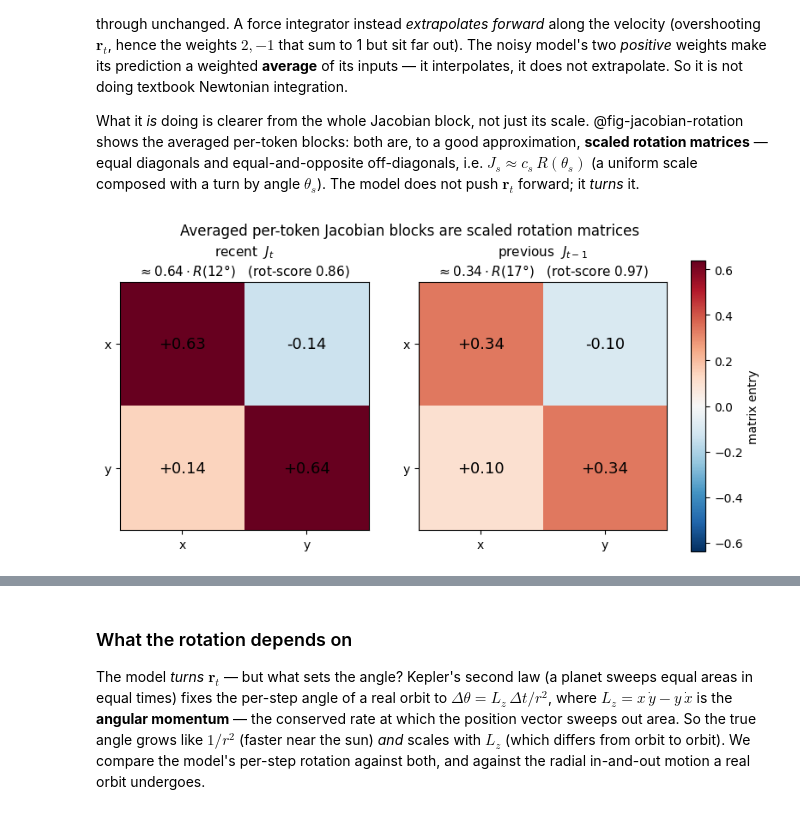
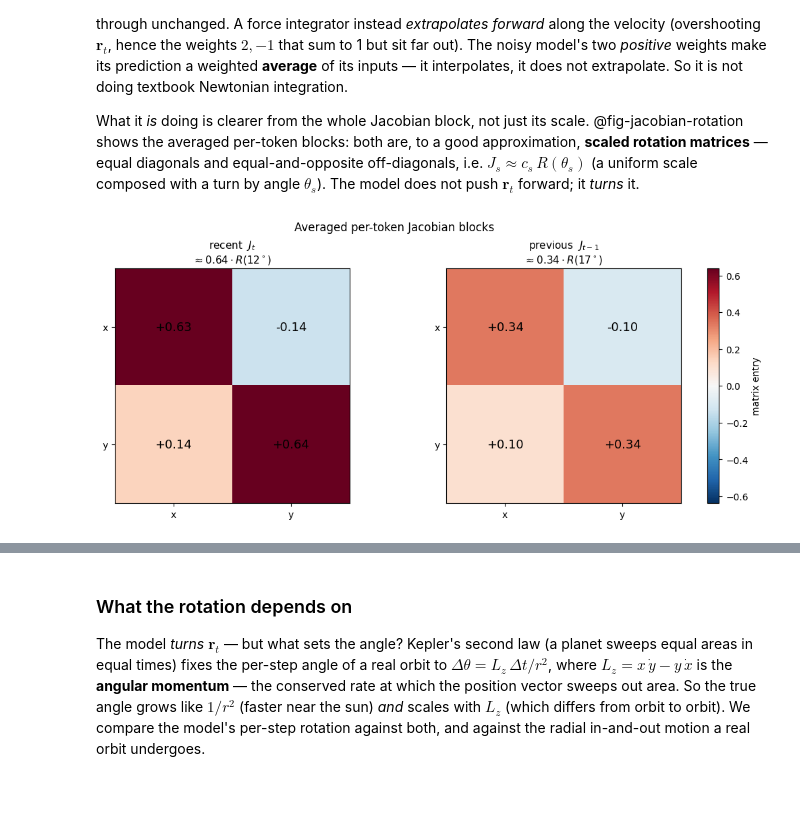
Before and after one commit to Arcadia-Science/world-model-orbits, a Jupyter notebook: index.ipynb, the cells around one changed output, grey strips where cells are left out. Saved outputs shown, nothing was run; the diff lists cells and outputs as text; code cells hidden in the pictures.

```diff
--- a/index.ipynb
+++ b/index.ipynb
@@ -249,31 +246,39 @@ fig.tight_layout(); plt.show()
 What it *is* doing is clearer from the whole Jacobian block, not just its scale. @fig-jacobian-rotation shows the averaged per-token blocks: both are, to a good approximation, **scaled rotation matrices** — equal diagonals and equal-and-opposite off-diagonals, i.e. $J_s \approx c_s\,R(\theta_s)$ (a uniform scale composed with a turn by angle $\theta_s$). The model does not push $\mathbf r_t$ forward; it *turns* it.
 # %%
 #| label: fig-jacobian-rotation
-#| fig-cap: "Averaged per-token Jacobian blocks of the noisy bs=2 model. Both are scaled rotation matrices (equal diagonals, equal-and-opposite off-diagonals): J_recent ~ 0.62 R(15 deg), J_prev ~ 0.36 R(10 deg). Per-window rotation-score ~ 0.98 (the mean is faithful because every orbit shares angular-momentum sign)."
+#| fig-cap: "Averaged per-token Jacobian blocks of the noisy bs=2 model. Both mean blocks are scaled rotation matrices (equal diagonals, equal-and-opposite off-diagonals), i.e. J ~ scale * R(angle) as annotated: a uniform scale composed with a small turn, rather than a forward push."
 #| code-fold: true
 from analysis.elm import rotation_decompose
 
 mean_recent = all_blocks[:, T-1].mean(0)
 mean_prev   = all_blocks[:, T-2].mean(0)
-_, _, _, score_recent = rotation_decompose(all_blocks[:, T-1])
-_, _, _, score_prev   = rotation_decompose(all_blocks[:, T-2])
-sc_r, _, ang_r, _ = rotation_decompose(mean_recent)
-sc_p, _, ang_p, _ = rotation_decompose(mean_prev)
+ds_r, a_r, ang_r, score_r = rotation_decompose(all_blocks[:, T-1])
+ds_p, a_p, ang_p, score_p = rotation_decompose(all_blocks[:, T-2])
+w_r    = NT.sample_orbit_windows(BLOCK_SIZE, N_WINDOWS, seed=SEED, offset=OFFSET)
+radius = np.linalg.norm(w_r[:, T-1, :], axis=1)
 
-fig, axes = plt.subplots(1, 2, figsize=(9, 4.4))
+fig, axes = plt.subplots(1, 2, figsize=(11, 4.5), constrained_layout=True)
+
 vmax = max(abs(mean_recent).max(), abs(mean_prev).max())
-for ax, M, name, sc, ang, sco in [
-        (axes[0], mean_recent, r'recent  $J_{t}$',     sc_r, ang_r, score_recent.mean()),
-        (axes[1], mean_prev,   r'previous  $J_{t-1}$', sc_p, ang_p, score_prev.mean())]:
+sc_r, _, angm_r, _ = rotation_decompose(mean_recent)
+sc_p, _, angm_p, _ = rotation_decompose(mean_prev)
+
+for ax, M, name, sc, ang in [
+    (axes[0], mean_recent, r'recent  $J_t$',       sc_r, angm_r),
+    (axes[1], mean_prev,   r'previous  $J_{t-1}$', sc_p, angm_p)
+]:
     im = ax.imshow(M, cmap='RdBu_r', vmin=-vmax, vmax=vmax)
     for (i, j), v in np.ndenumerate(M):
         ax.text(j, i, f'{v:+.2f}', ha='center', va='center', fontsize=13)
     ax.set_xticks([0, 1]); ax.set_yticks([0, 1])
     ax.set_xticklabels(['x', 'y']); ax.set_yticklabels(['x', 'y'])
-    ax.set_title(f'{name}\n' + rf'$\approx {float(sc):.2f}\cdot R({float(ang):.0f}\degree)$   (rot-score {sco:.2f})', fontsize=11)
-fig.colorbar(im, ax=list(axes), fraction=0.046, pad=0.04, label='matrix entry')
-fig.suptitle('Averaged per-token Jacobian blocks are scaled rotation matrices', fontsize=12)
+    ax.set_title(f'{name}\n' +
+                 rf'$\approx {float(sc):.2f}\cdot R({float(ang):.0f}^\circ)$',
+                 fontsize=11)
+
+fig.colorbar(im, ax=axes.tolist(), fraction=0.046, pad=0.04, label='matrix entry')
+fig.suptitle('Averaged per-token Jacobian blocks', fontsize=12)
 plt.show()
 # %% [output]
-[figure, old version]
+[figure, new version]
 # %% [markdown]
```
Also changed, not shown: parts of 12 cells of this notebook.
